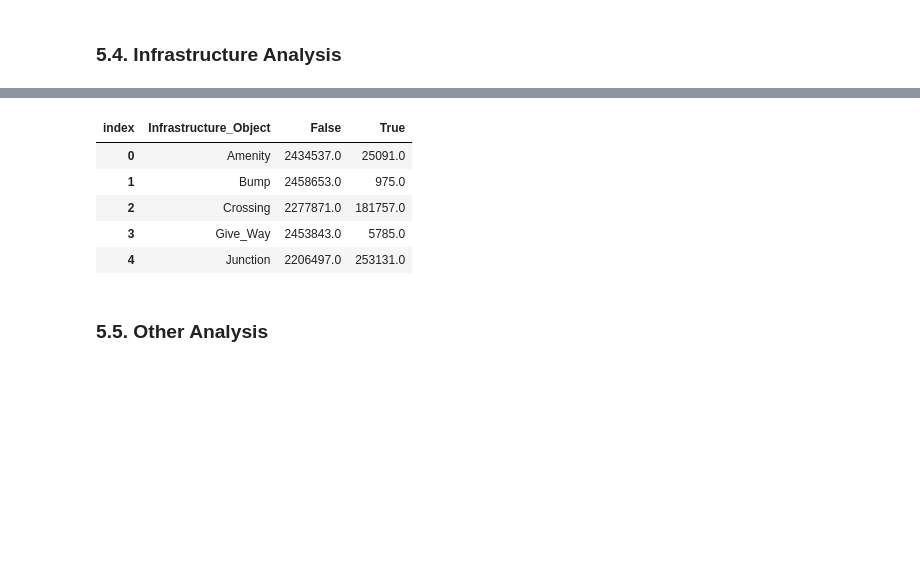
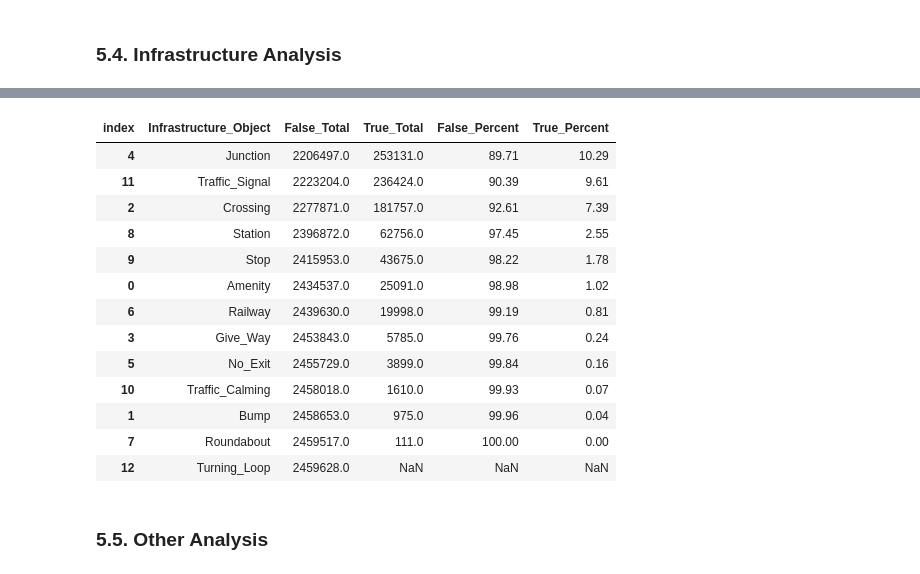
Before and after one commit to lyubol/Exploratory-Data-Analysis, a Jupyter notebook: EDA - US Accidents/US Accidents-checkpoint.ipynb, the cells around one changed output, grey strips where cells are left out. Drawn from its saved outputs; the diff is of its cells as text; code cells hidden in the pictures; blank space fills up the shorter version.

Commit message:
Updated Weather Condition Analysis and Infrastructure Analysis

```diff
--- a/EDA - US Accidents/US Accidents-checkpoint.ipynb
+++ b/EDA - US Accidents/US Accidents-checkpoint.ipynb
@@ -876,25 +960,48 @@ df_infrastructure_objects = df_infrastructure_objects.append(df_traffic_signal)
 df_turning_loop = df["Turning_Loop"].value_counts().reset_index().rename(columns={"Turning_Loop":"Total"})
 df_turning_loop["Infrastructure_Object"] = "Turning_Loop"
 df_infrastructure_objects = df_infrastructure_objects.append(df_turning_loop)
-# %%
-df_infrastructure_objects = (
-    df_infrastructure_objects
-    .pivot(
-        index="Infrastructure_Object",
-        columns="index",
-        values="Total"
-    )
-    .reset_index()
-)
-
-df_infrastructure_objects.head()
-# %% [output]
-| index | Infrastructure_Object | False | True |
-| 0 | Amenity | 2434537.0 | 25091.0 |
-| 1 | Bump | 2458653.0 | 975.0 |
-| 2 | Crossing | 2277871.0 | 181757.0 |
-| 3 | Give_Way | 2453843.0 | 5785.0 |
-| 4 | Junction | 2206497.0 | 253131.0 |
+# %%
+df_infrastructure_objects = (
+    df_infrastructure_objects
+    .pivot(
+        index="Infrastructure_Object",
+        columns="index",
+        values="Total"
+    )
+    .reset_index()
+)
+
+df_infrastructure_objects = (
+    df_infrastructure_objects
+    .rename(
+        columns={False:"False_Total", True:"True_Total"}
+    )
+)
+
+df_infrastructure_objects["False_Percent"] = (
+    round(df_infrastructure_objects["False_Total"] / (df_infrastructure_objects["False_Total"] + df_infrastructure_objects["True_Total"]) * 100, 2)
+)
+
+df_infrastructure_objects["True_Percent"] = (
+    round(df_infrastructure_objects["True_Total"] / (df_infrastructure_objects["False_Total"] + df_infrastructure_objects["True_Total"]) * 100, 2)
+)
+# %%
+df_infrastructure_objects.sort_values(by=["True_Percent"], ascending=False)
+# %% [output]
+| index | Infrastructure_Object | False_Total | True_Total | False_Percent | True_Percent |
+| 4 | Junction | 2206497.0 | 253131.0 | 89.71 | 10.29 |
+| 11 | Traffic_Signal | 2223204.0 | 236424.0 | 90.39 | 9.61 |
+| 2 | Crossing | 2277871.0 | 181757.0 | 92.61 | 7.39 |
+| 8 | Station | 2396872.0 | 62756.0 | 97.45 | 2.55 |
+| 9 | Stop | 2415953.0 | 43675.0 | 98.22 | 1.78 |
+| 0 | Amenity | 2434537.0 | 25091.0 | 98.98 | 1.02 |
+| 6 | Railway | 2439630.0 | 19998.0 | 99.19 | 0.81 |
+| 3 | Give_Way | 2453843.0 | 5785.0 | 99.76 | 0.24 |
+| 5 | No_Exit | 2455729.0 | 3899.0 | 99.84 | 0.16 |
+| 10 | Traffic_Calming | 2458018.0 | 1610.0 | 99.93 | 0.07 |
+| 1 | Bump | 2458653.0 | 975.0 | 99.96 | 0.04 |
+| 7 | Roundabout | 2459517.0 | 111.0 | 100.00 | 0.00 |
+| 12 | Turning_Loop | 2459628.0 | NaN | NaN | NaN |
 # %% [markdown]
 ### 5.5. Other Analysis
 # %% [markdown]
```
Also changed, not shown: parts of 9 cells of this notebook.
